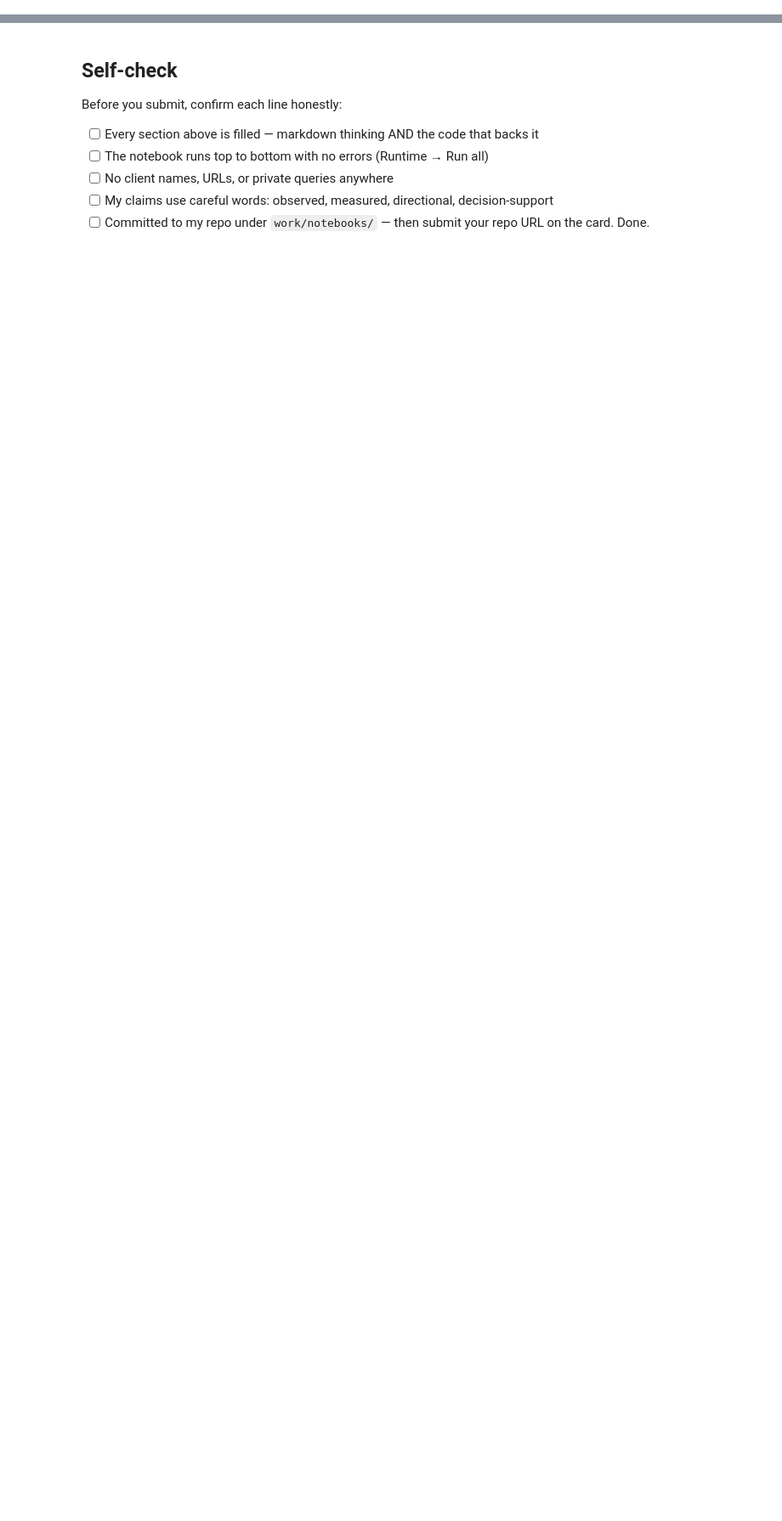
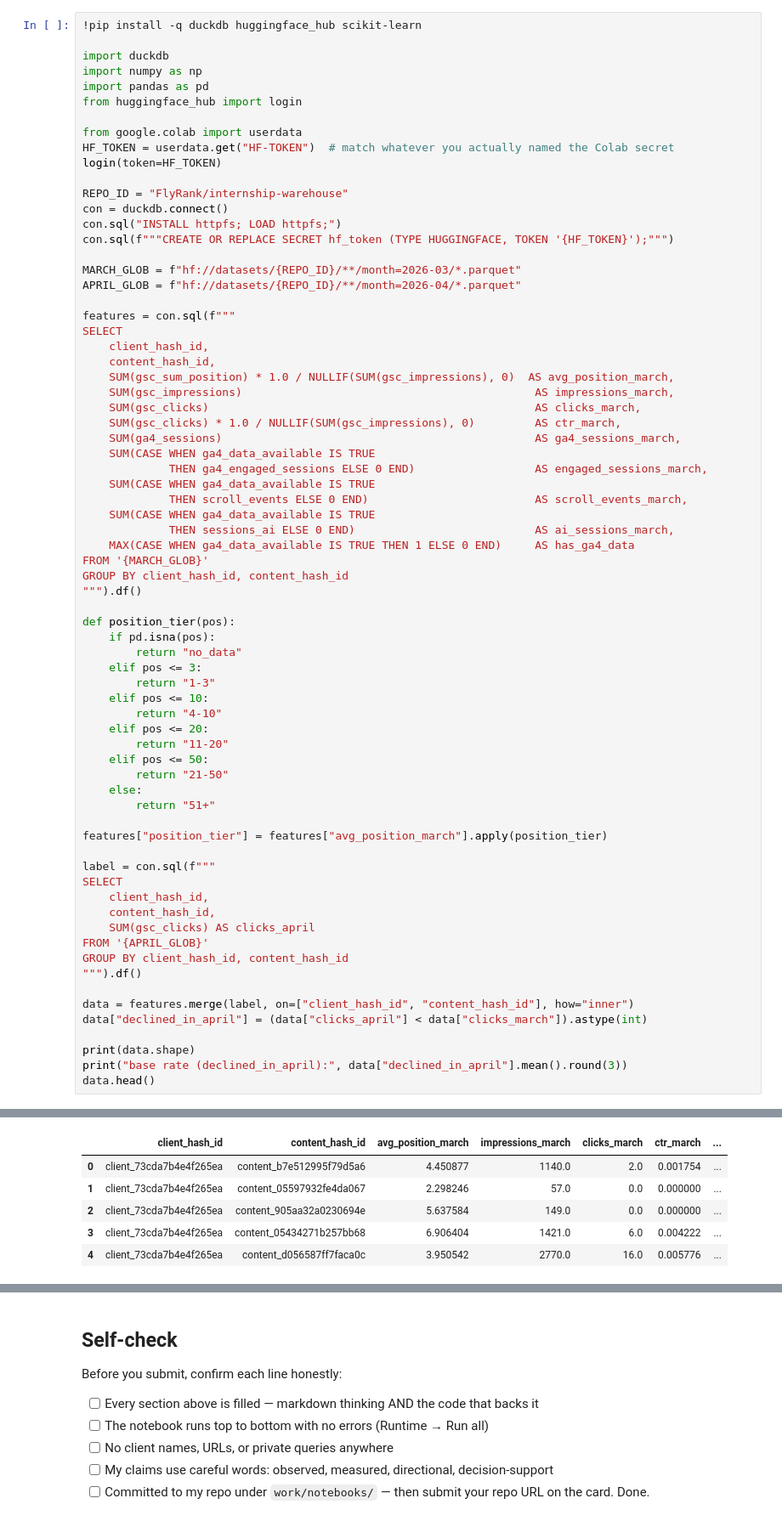
Before and after one commit to Hafiz-Taha-Hussain/Flyrank-Work, a Jupyter notebook: work/notebooks/w05_model.ipynb, the cells around one changed output, grey strips where cells are left out. Shown at 85% size. Cells and saved outputs as stored; diff of their text form; blank space fills up the shorter version.

```diff
--- a/work/notebooks/w05_model.ipynb
+++ b/work/notebooks/w05_model.ipynb
@@ -24,0 +16,72 @@ This skeleton is yours to fill. Work the sections **in order** — each one has
+# %%
+!pip install -q duckdb huggingface_hub scikit-learn
+
+import duckdb
+import numpy as np
+import pandas as pd
+from huggingface_hub import login
+
+from google.colab import userdata
+HF_TOKEN = userdata.get("HF-TOKEN")  # match whatever you actually named the Colab secret
+login(token=HF_TOKEN)
+
+REPO_ID = "FlyRank/internship-warehouse"
+con = duckdb.connect()
+con.sql("INSTALL httpfs; LOAD httpfs;")
+con.sql(f"""CREATE OR REPLACE SECRET hf_token (TYPE HUGGINGFACE, TOKEN '{HF_TOKEN}');""")
+
+MARCH_GLOB = f"hf://datasets/{REPO_ID}/**/month=2026-03/*.parquet"
+APRIL_GLOB = f"hf://datasets/{REPO_ID}/**/month=2026-04/*.parquet"
+
+features = con.sql(f"""
+SELECT
+    client_hash_id,
+    content_hash_id,
+    SUM(gsc_sum_position) * 1.0 / NULLIF(SUM(gsc_impressions), 0)  AS avg_position_march,
+    SUM(gsc_impressions)                                            AS impressions_march,
+    SUM(gsc_clicks)                                                 AS clicks_march,
+    SUM(gsc_clicks) * 1.0 / NULLIF(SUM(gsc_impressions), 0)         AS ctr_march,
+    SUM(ga4_sessions)                                               AS ga4_sessions_march,
+    SUM(CASE WHEN ga4_data_available IS TRUE
+             THEN ga4_engaged_sessions ELSE 0 END)                  AS engaged_sessions_march,
+    SUM(CASE WHEN ga4_data_available IS TRUE
+             THEN scroll_events ELSE 0 END)                         AS scroll_events_march,
+    SUM(CASE WHEN ga4_data_available IS TRUE
+             THEN sessions_ai ELSE 0 END)                           AS ai_sessions_march,
+    MAX(CASE WHEN ga4_data_available IS TRUE THEN 1 ELSE 0 END)     AS has_ga4_data
+FROM '{MARCH_GLOB}'
+GROUP BY client_hash_id, content_hash_id
+""").df()
+
+def position_tier(pos):
+    if pd.isna(pos):
+        return "no_data"
+    elif pos <= 3:
+        return "1-3"
+    elif pos <= 10:
+        return "4-10"
+    elif pos <= 20:
+        return "11-20"
+    elif pos <= 50:
+        return "21-50"
+    else:
+        return "51+"
+
+features["position_tier"] = features["avg_position_march"].apply(position_tier)
+
+label = con.sql(f"""
+SELECT
+    client_hash_id,
+    content_hash_id,
+    SUM(gsc_clicks) AS clicks_april
+FROM '{APRIL_GLOB}'
+GROUP BY client_hash_id, content_hash_id
+""").df()
+
+data = features.merge(label, on=["client_hash_id", "content_hash_id"], how="inner")
+data["declined_in_april"] = (data["clicks_april"] < data["clicks_march"]).astype(int)
+
+print(data.shape)
+print("base rate (declined_in_april):", data["declined_in_april"].mean().round(3))
+data.head()
+# %% [output]
@@ -24,0 +90,6 @@ This skeleton is yours to fill. Work the sections **in order** — each one has
+|  | client_hash_id | content_hash_id | avg_position_march | impressions_march | clicks_march | ctr_march | ... |
+| 0 | client_73cda7b4e4f265ea | content_b7e512995f79d5a6 | 4.450877 | 1140.0 | 2.0 | 0.001754 | ... |
+| 1 | client_73cda7b4e4f265ea | content_05597932fe4da067 | 2.298246 | 57.0 | 0.0 | 0.000000 | ... |
+| 2 | client_73cda7b4e4f265ea | content_905aa32a0230694e | 5.637584 | 149.0 | 0.0 | 0.000000 | ... |
+| 3 | client_73cda7b4e4f265ea | content_05434271b257bb68 | 6.906404 | 1421.0 | 6.0 | 0.004222 | ... |
+| 4 | client_73cda7b4e4f265ea | content_d056587ff7faca0c | 3.950542 | 2770.0 | 16.0 | 0.005776 | ... |
```
Also changed, not shown: parts of 17 cells of this notebook.
